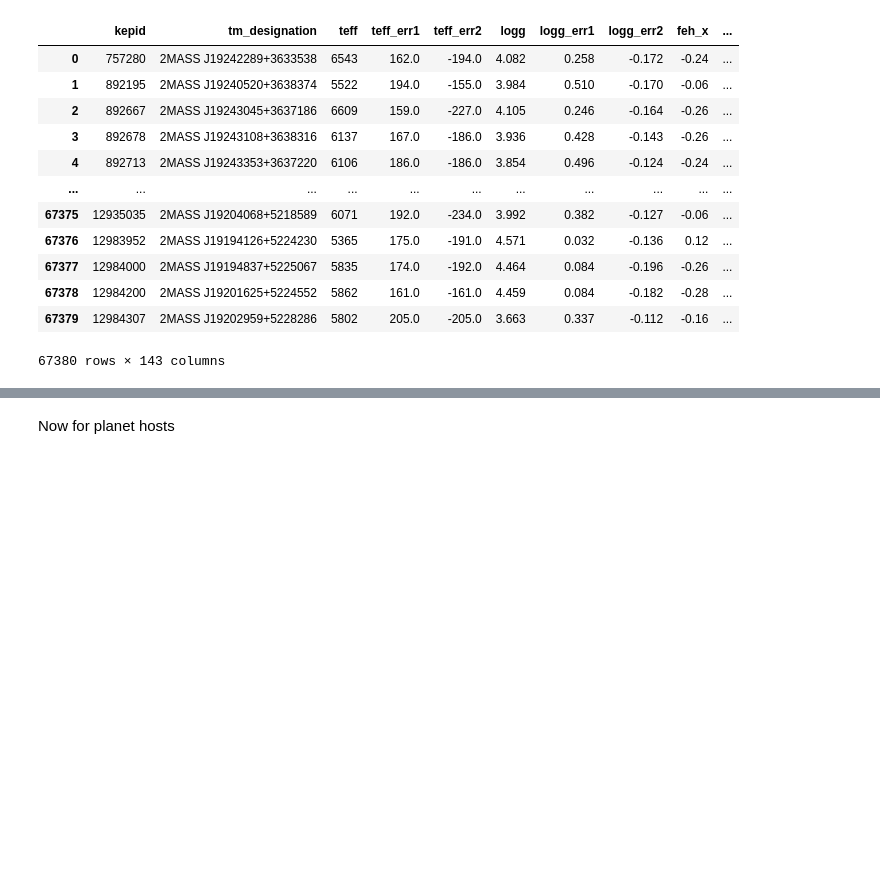
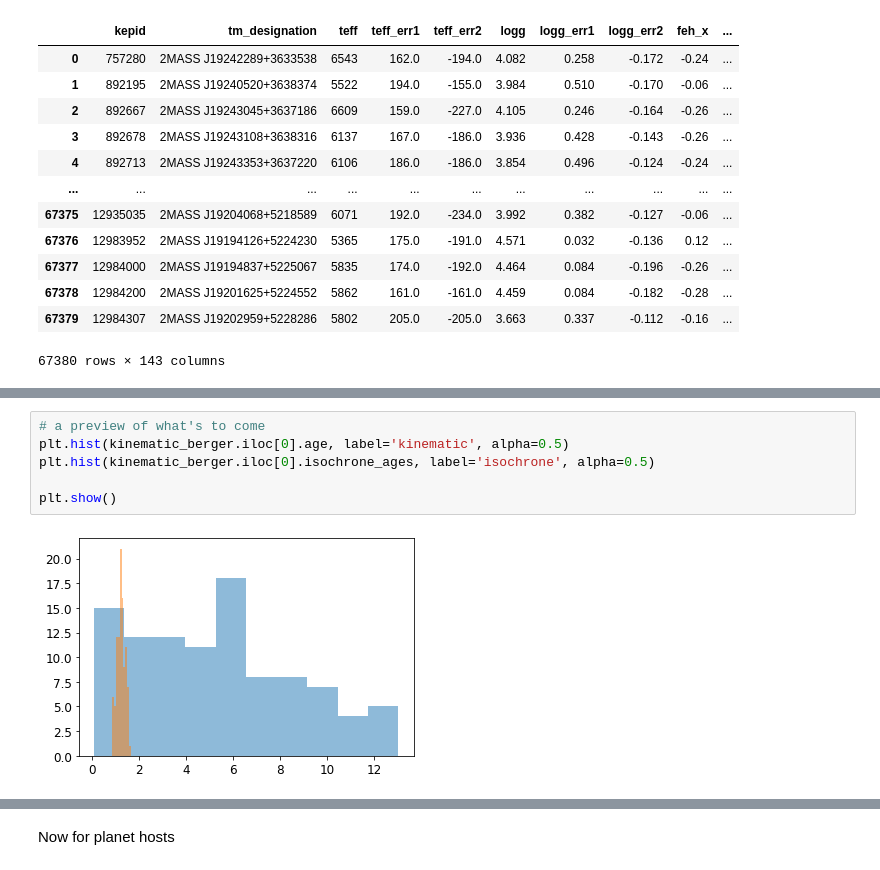
Before and after one commit to exoclam/mastrangelo, a Jupyter notebook: notebooks/analyze.ipynb, the cells around one changed output, grey strips where cells are left out. Drawn from its saved outputs; the diff is of its cells as text; blank space fills up the shorter version.

```diff
--- a/notebooks/analyze.ipynb
+++ b/notebooks/analyze.ipynb
@@ -1118,0 +1128,8 @@ kinematic_berger
+# %%
+# a preview of what's to come
+plt.hist(kinematic_berger.iloc[0].age, label='kinematic', alpha=0.5)
+plt.hist(kinematic_berger.iloc[0].isochrone_ages, label='isochrone', alpha=0.5)
+
+plt.show()
+# %% [output]
+[figure, added]
```
Also changed, not shown: parts of 19 cells of this notebook, 2 other files.
